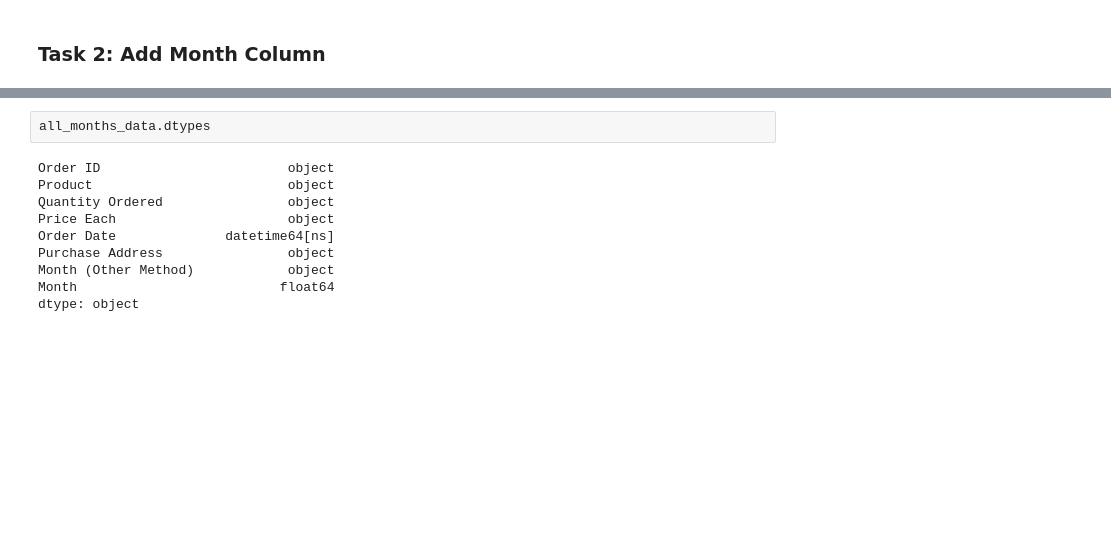
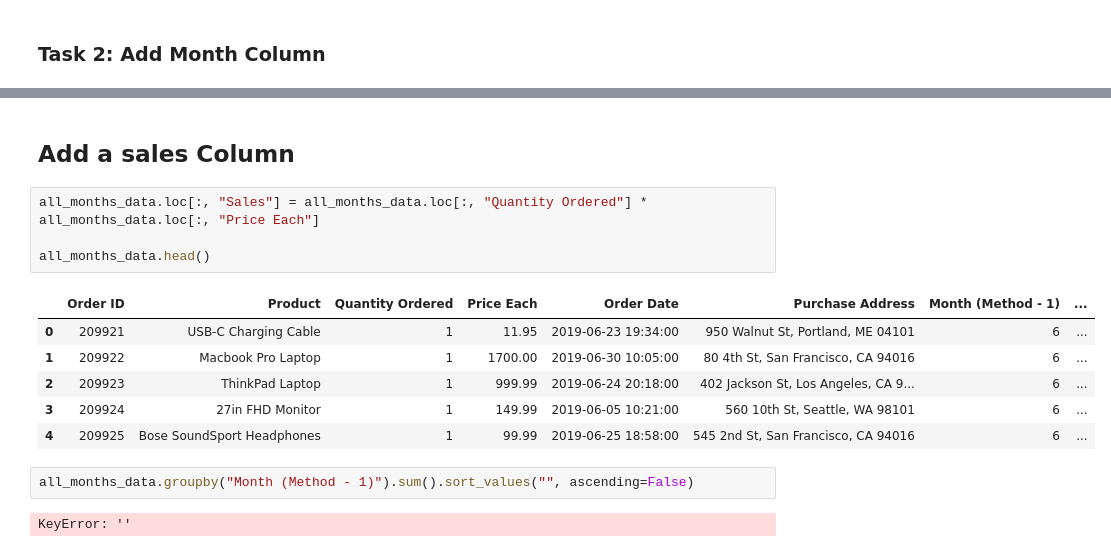
Before and after one commit to rishitc/Pandas-Mini-Projects, a Jupyter notebook: Real World Data Analysis.ipynb, the cells around one changed output, grey strips where cells are left out. Saved outputs shown, nothing was run; the diff lists cells and outputs as text; blank space fills up the shorter version.

```diff
--- a/Real World Data Analysis.ipynb
+++ b/Real World Data Analysis.ipynb
@@ -243,12 +323,17 @@ all_months_data.head()
-# %%
-all_months_data.dtypes
-# %% [output]
-Order ID                        object
-Product                         object
-Quantity Ordered                object
-Price Each                      object
-Order Date              datetime64[ns]
-Purchase Address                object
-Month (Other Method)            object
-Month                          float64
-dtype: object
+# %% [markdown]
+## Add a sales Column
+# %%
+all_months_data.loc[:, "Sales"] = all_months_data.loc[:, "Quantity Ordered"] * all_months_data.loc[:, "Price Each"]
+
+all_months_data.head()
+# %% [output]
+|  | Order ID | Product | Quantity Ordered | Price Each | Order Date | Purchase Address | Month (Method - 1) | ... |
+| 0 | 209921 | USB-C Charging Cable | 1 | 11.95 | 2019-06-23 19:34:00 | 950 Walnut St, Portland, ME 04101 | 6 | ... |
+| 1 | 209922 | Macbook Pro Laptop | 1 | 1700.00 | 2019-06-30 10:05:00 | 80 4th St, San Francisco, CA 94016 | 6 | ... |
+| 2 | 209923 | ThinkPad Laptop | 1 | 999.99 | 2019-06-24 20:18:00 | 402 Jackson St, Los Angeles, CA 9... | 6 | ... |
+| 3 | 209924 | 27in FHD Monitor | 1 | 149.99 | 2019-06-05 10:21:00 | 560 10th St, Seattle, WA 98101 | 6 | ... |
+| 4 | 209925 | Bose SoundSport Headphones | 1 | 99.99 | 2019-06-25 18:58:00 | 545 2nd St, San Francisco, CA 94016 | 6 | ... |
+# %%
+all_months_data.groupby("Month (Method - 1)").sum().sort_values("", ascending=False)
+# %% [output]
+KeyError: ''
```
Also changed, not shown: parts of 29 cells of this notebook.
